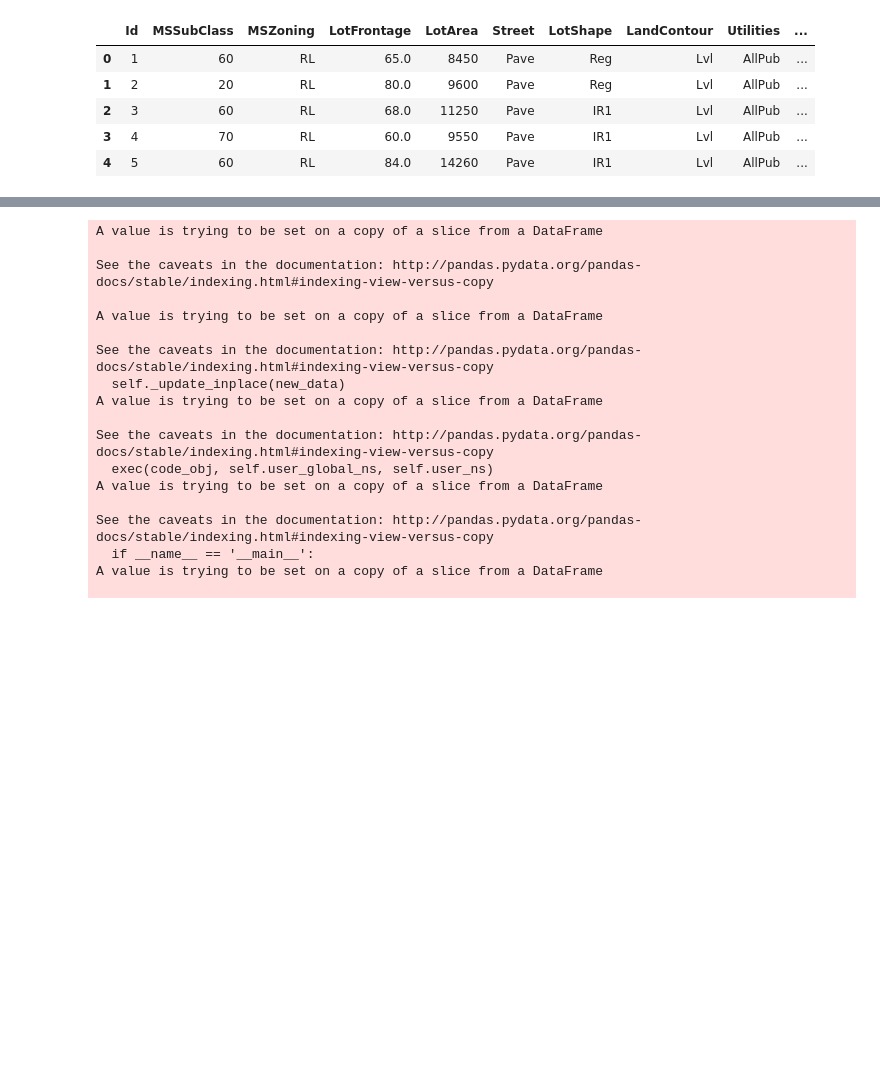
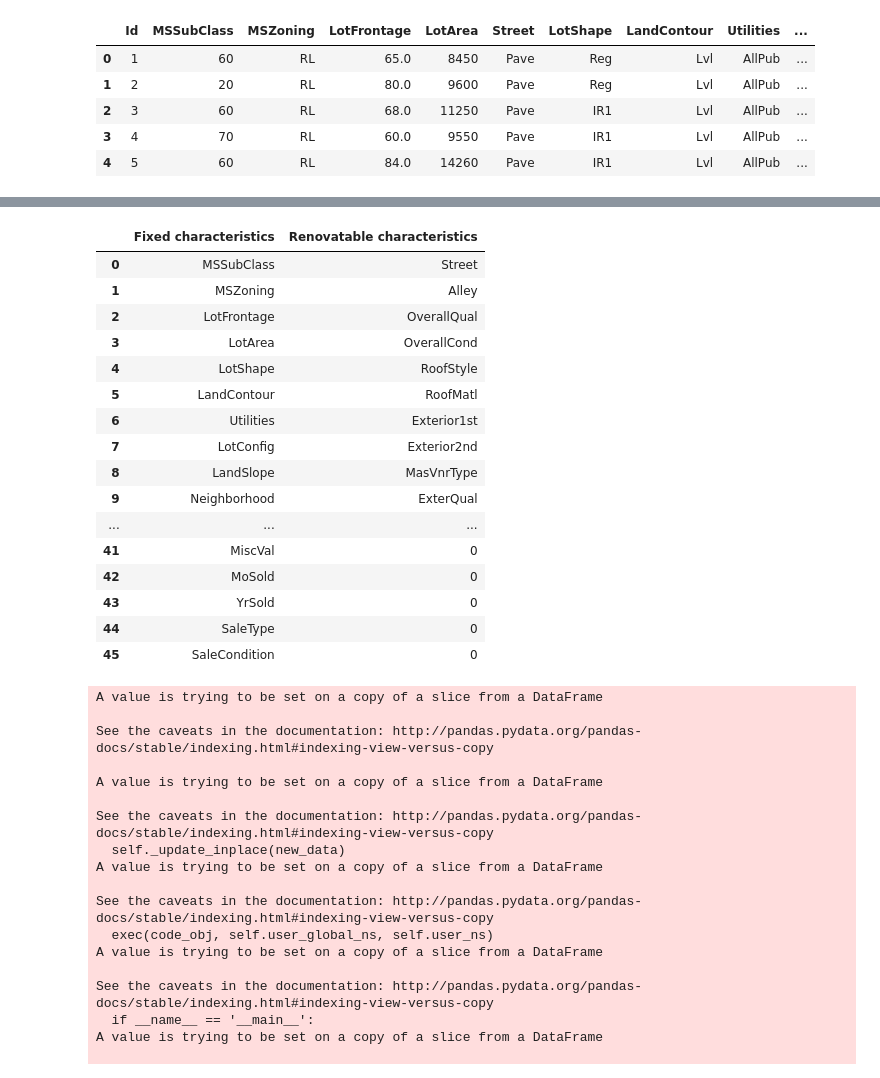
Before and after one commit to jerylcodes/Data-Science, a Jupyter notebook: Data Science Immersive Projects/Project 3/project-03-jeryl.ipynb, the cells around one changed output, grey strips where cells are left out. Drawn from its saved outputs; the diff is of its cells as text; code cells hidden in the pictures; blank space fills up the shorter version.

```diff
--- a/Data Science Immersive Projects/Project 3/project-03-jeryl.ipynb
+++ b/Data Science Immersive Projects/Project 3/project-03-jeryl.ipynb
@@ -303,3 +132,39 @@ MiscFeature: Miscellaneous feature not covered in other categories
+# %%
+listfix = ['MSSubClass', 'MSZoning', 'LotFrontage', 'LotArea', 'LotShape', 'LandContour', 'Utilities',
+           'LotConfig', 'LandSlope', 'Neighborhood', 'Condition1', 'Condition2', 'BldgType',
+          'HouseStyle', 'YearBuilt', 'YearRemodAdd', 'MasVnrArea', 'BsmtFinSF1', 'BsmtFinSF2', 'TotalBsmtSF', '1stFlrSF', '2ndFlrSF',
+          'LowQualFinSF', 'GrLivArea', 'BsmtFullBath', 'BsmtHalfBath', 'FullBath', 'HalfBath', 'Bedroom', 'Kitchen', 'TotRmsAbvGrd',
+          'GarageType', 'GarageYrBlt', 'GarageCars', 'GarageArea', 'WoodDeckSF', 'OpenPorchSF', 'EnclosedPorch', '3SsnPorch',
+          'ScreenPorch', 'PoolArea', 'MiscVal','MoSold', 'YrSold', 'SaleType', 'SaleCondition']
+
+listunfix = ['Street', 'Alley', 'OverallQual', 'OverallCond', 'RoofStyle', 'RoofMatl', 'Exterior1st', 'Exterior2nd', 'MasVnrType',
+            'ExterQual', 'ExterCond', 'Foundation', 'BsmtQual', 'BsmtCond', 'BsmtExposure', 'BsmtFinType1', 'BsmtFinType2',
+            'BsmtUnfSF', 'Heating', 'HeatingQC', 'CentralAir', 'Electrical', 'KitchenQual', 'Functional', 'Fireplaces',
+            'FireplaceQu', 'GarageFinish', 'GarageQual', 'GarageCond', 'PavedDrive', 'PoolQC', 'Fence', 'MiscFeature',0,0,0,0,0,0,0,0,0,0,0,0,0]
+
+dfchar = pd.DataFrame()
+
+dfchar['Fixed characteristics'] = listfix
+dfchar['Renovatable characteristics'] = listunfix
+dfchar
+# %% [output]
+|  | Fixed characteristics | Renovatable characteristics |
+| 0 | MSSubClass | Street |
+| 1 | MSZoning | Alley |
+| 2 | LotFrontage | OverallQual |
+| 3 | LotArea | OverallCond |
+| 4 | LotShape | RoofStyle |
+| 5 | LandContour | RoofMatl |
+| 6 | Utilities | Exterior1st |
+| 7 | LotConfig | Exterior2nd |
+| 8 | LandSlope | MasVnrType |
+| 9 | Neighborhood | ExterQual |
+| ... | ... | ... |
+| 41 | MiscVal | 0 |
+| 42 | MoSold | 0 |
+| 43 | YrSold | 0 |
+| 44 | SaleType | 0 |
+| 45 | SaleCondition | 0 |
 # %%
 for f in house_res.columns:
    # fill NaN values with mean
```
Also changed, not shown: parts of 52 cells of this notebook.
